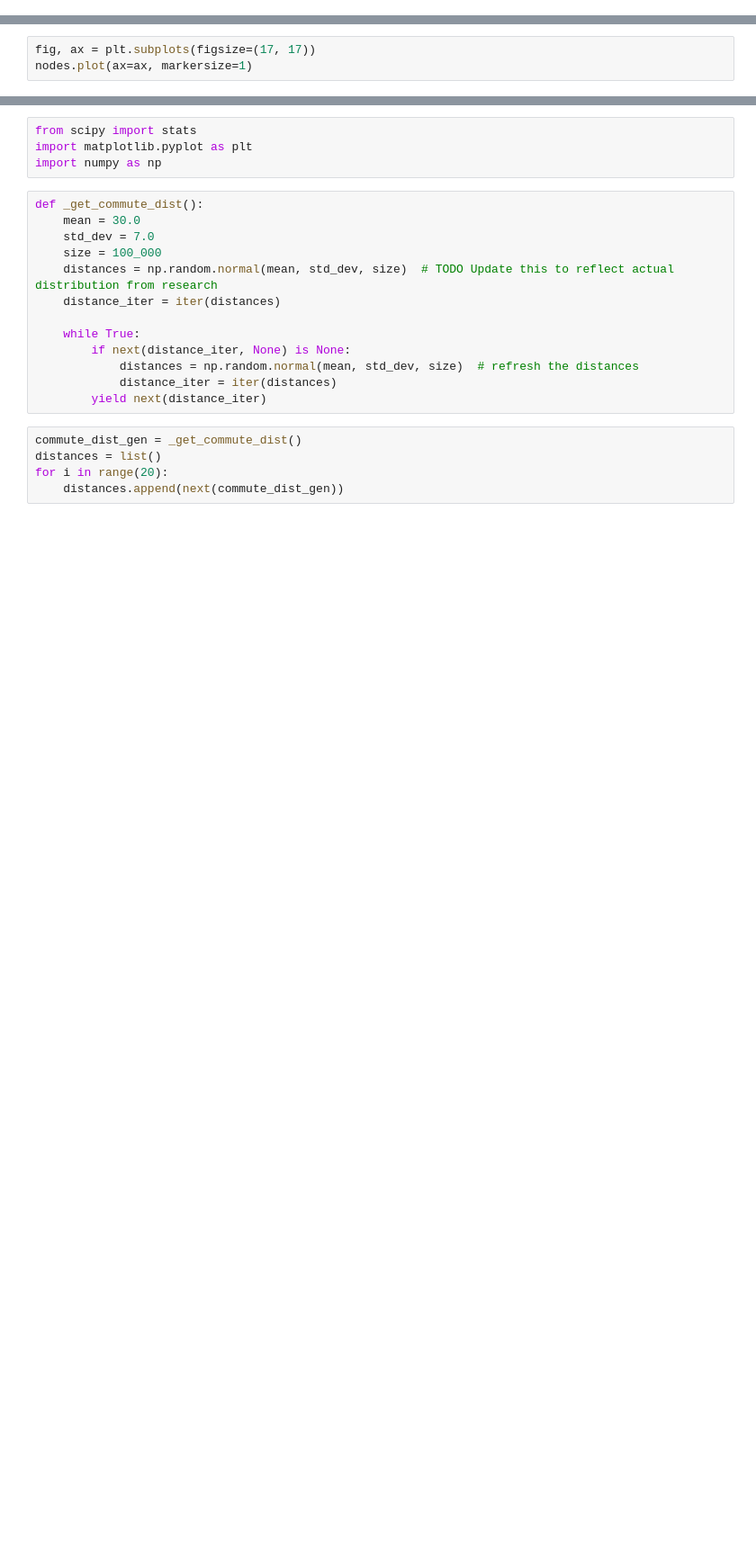
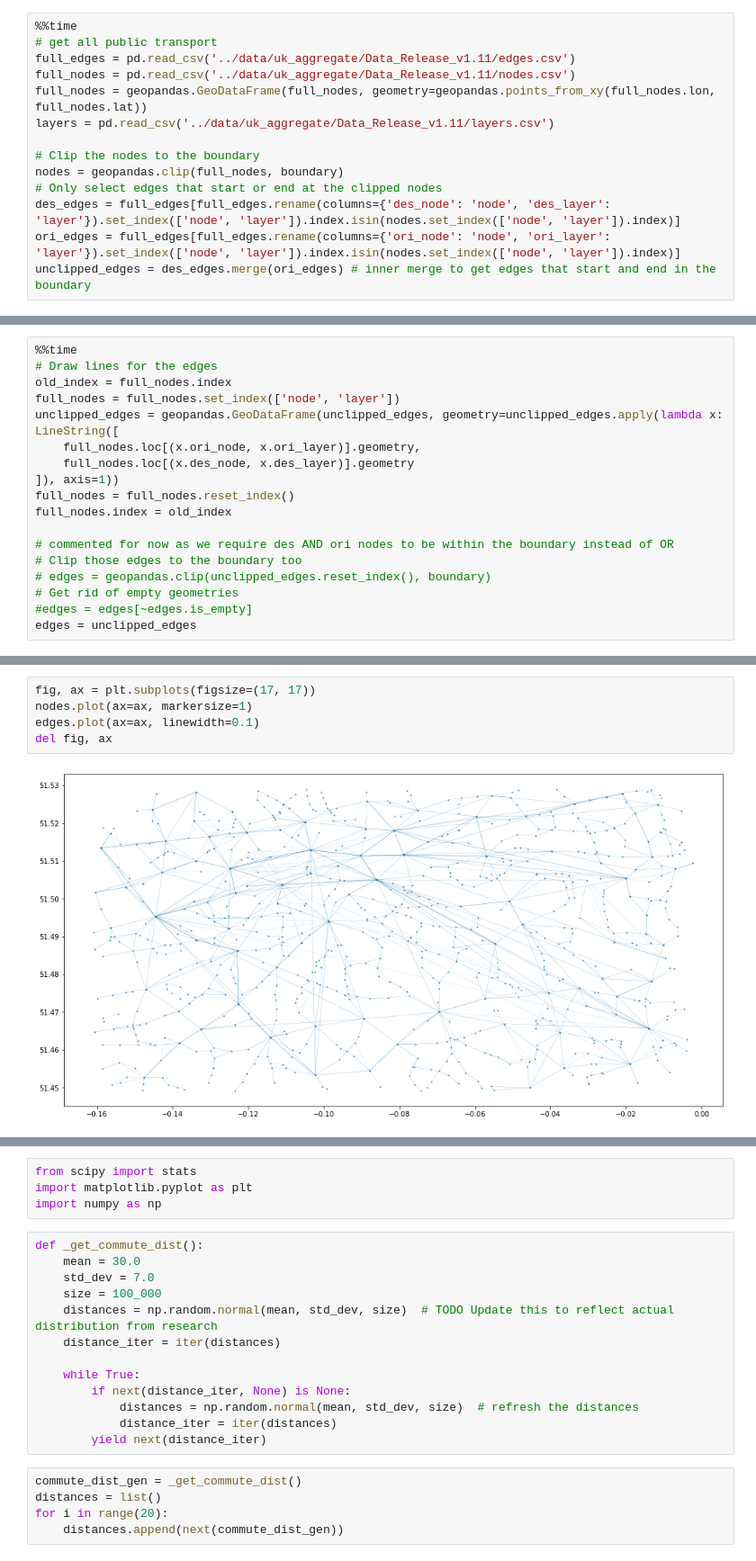
Before and after one commit to Alfred-Mountfield/outbreak-sim, a Jupyter notebook: python/synthetic_population/routing.ipynb, the cells around one changed output, grey strips where cells are left out. Shown at 90% size. Cells and saved outputs as stored; diff of their text form; blank space fills up the shorter version.

```diff
--- a/python/synthetic_population/routing.ipynb
+++ b/python/synthetic_population/routing.ipynb
@@ -36,0 +28,14 @@ list(layers.keys())
+# %%
+%%time
+# get all public transport
+full_edges = pd.read_csv('../data/uk_aggregate/Data_Release_v1.11/edges.csv')
+full_nodes = pd.read_csv('../data/uk_aggregate/Data_Release_v1.11/nodes.csv')
+full_nodes = geopandas.GeoDataFrame(full_nodes, geometry=geopandas.points_from_xy(full_nodes.lon, full_nodes.lat))
+layers = pd.read_csv('../data/uk_aggregate/Data_Release_v1.11/layers.csv')
+
+# Clip the nodes to the boundary
+nodes = geopandas.clip(full_nodes, boundary)
+# Only select edges that start or end at the clipped nodes
+des_edges = full_edges[full_edges.rename(columns={'des_node': 'node', 'des_layer': 'layer'}).set_index(['node', 'layer']).index.isin(nodes.set_index(['node', 'layer']).index)]
+ori_edges = full_edges[full_edges.rename(columns={'ori_node': 'node', 'ori_layer': 'layer'}).set_index(['node', 'layer']).index.isin(nodes.set_index(['node', 'layer']).index)]
+unclipped_edges = des_edges.merge(ori_edges) # inner merge to get edges that start and end in the boundary
@@ -36,0 +45,18 @@ list(layers.keys())
+# %%
+%%time
+# Draw lines for the edges
+old_index = full_nodes.index
+full_nodes = full_nodes.set_index(['node', 'layer'])
+unclipped_edges = geopandas.GeoDataFrame(unclipped_edges, geometry=unclipped_edges.apply(lambda x: LineString([
+    full_nodes.loc[(x.ori_node, x.ori_layer)].geometry,
+    full_nodes.loc[(x.des_node, x.des_layer)].geometry
+]), axis=1))
+full_nodes = full_nodes.reset_index()
+full_nodes.index = old_index
+
+# commented for now as we require des AND ori nodes to be within the boundary instead of OR
+# Clip those edges to the boundary too
+# edges = geopandas.clip(unclipped_edges.reset_index(), boundary)
+# Get rid of empty geometries
+#edges = edges[~edges.is_empty]
+edges = unclipped_edges
@@ -37,3 +66,7 @@ list(layers.keys())
 # %%
 fig, ax = plt.subplots(figsize=(17, 17))
 nodes.plot(ax=ax, markersize=1)
+edges.plot(ax=ax, linewidth=0.1)
+del fig, ax
+# %% [output]
+[figure, added]
```
Also changed, not shown: parts of 30 cells of this notebook, 1 other file.
